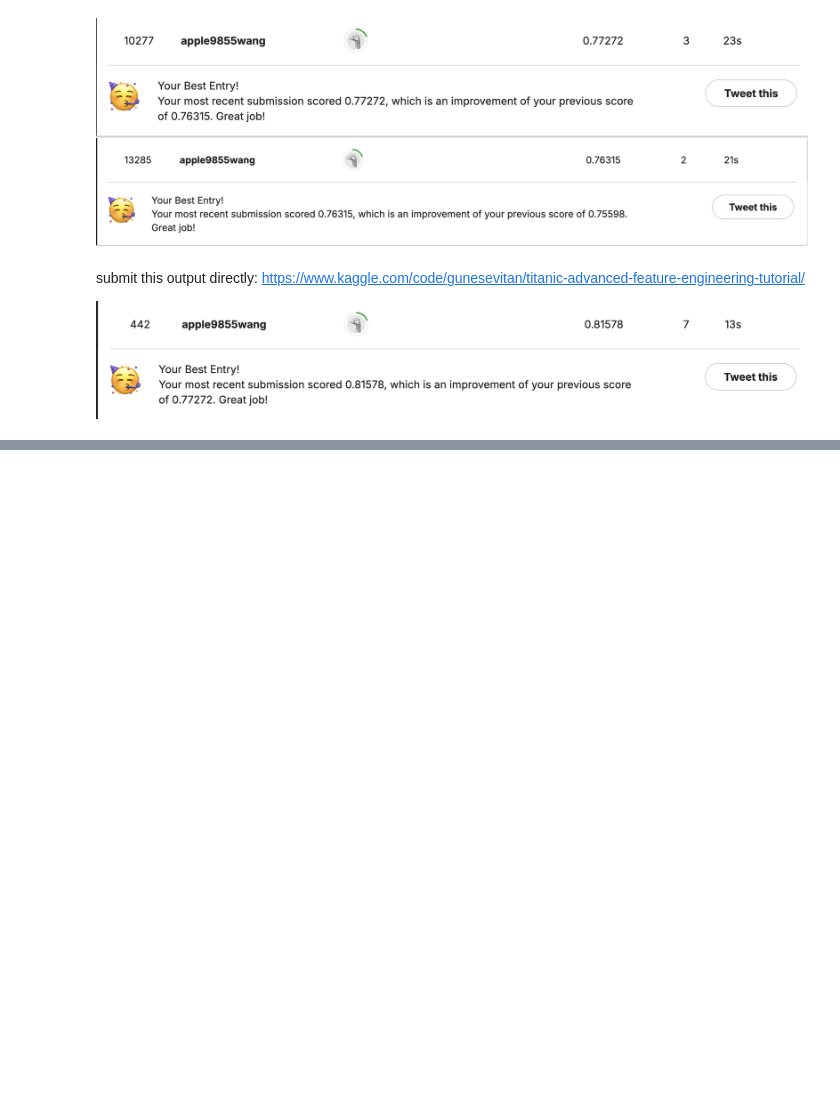
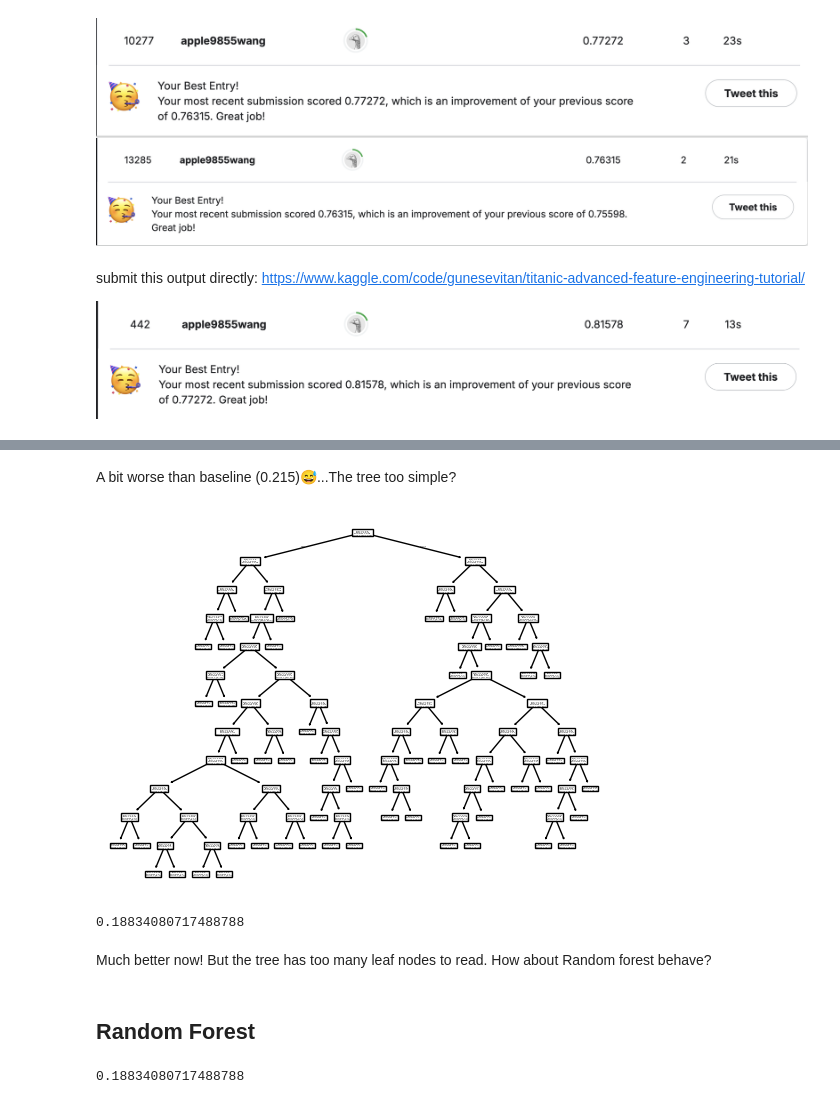
Before and after one commit to apple9855/my-DL-practice-projects, a Jupyter notebook: 004_Linear_model.ipynb, the cells around one changed output, grey strips where cells are left out. Saved outputs shown, nothing was run; the diff lists cells and outputs as text; code cells hidden in the pictures; blank space fills up the shorter version.

```diff
--- a/004_Linear_model.ipynb
+++ b/004_Linear_model.ipynb
@@ -729,0 +919,23 @@ https://www.kaggle.com/code/gunesevitan/titanic-advanced-feature-engineering-tut
+# %% [markdown]
+A bit worse than baseline (0.215)😅...The tree too simple?
+# %%
+m_50 = DecisionTreeClassifier(max_leaf_nodes=50).fit(trn_xs, trn_y)
+plot_tree(m_50);
+# %% [output]
+[figure, added]
+# %%
+mean_absolute_error(val_y, m_50.predict(val_xs))
+# %% [output]
+0.18834080717488788
+# %% [markdown]
+Much better now! But the tree has too many leaf nodes to read. How about Random forest behave?
+# %% [markdown]
+## Random Forest
+# %%
+from sklearn.ensemble import RandomForestClassifier, RandomForestRegressor
+
+rf = RandomForestClassifier(100, min_samples_leaf=5)
+rf.fit(trn_xs, trn_y);
+mean_absolute_error(val_y, rf.predict(val_xs))
+# %% [output]
+0.18834080717488788
```
Also changed, not shown: parts of 48 cells of this notebook.
